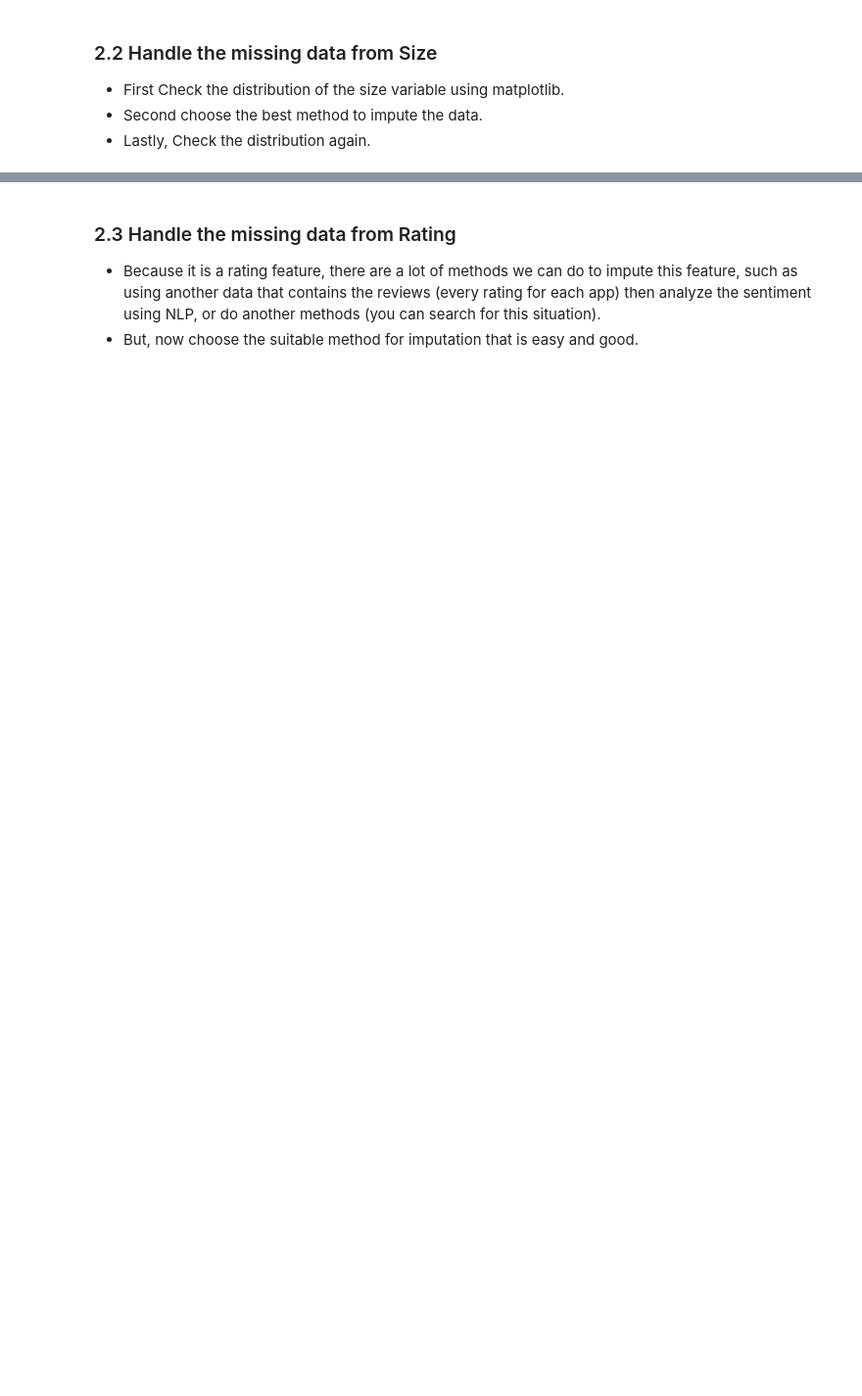
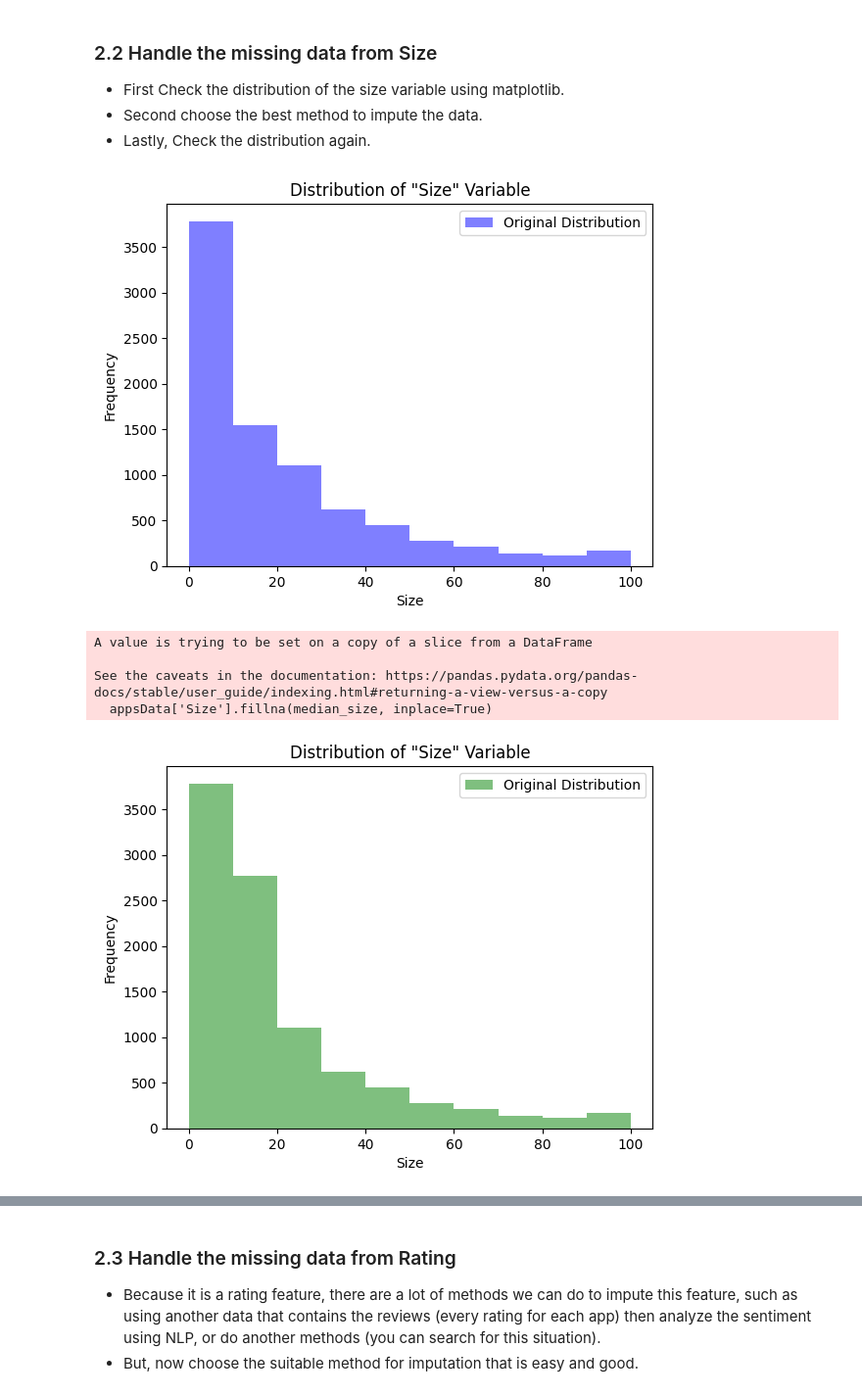
Before and after one commit to Tuwaiq-Data-Science-Bootcamp-V5/Matplotlib-Lab3, a Jupyter notebook: Matplotlib_Assignment3.ipynb, the cells around one changed output, grey strips where cells are left out. Shown at 98% size. Drawn from its saved outputs; the diff is of its cells as text; code cells hidden in the pictures; blank space fills up the shorter version.

```diff
--- a/Matplotlib_Assignment3.ipynb
+++ b/Matplotlib_Assignment3.ipynb
@@ -20,6 +20,9 @@ import matplotlib.pyplot as plt
 ### 1.2 Read the Apps Dataset
 # %%
 # Write your code here
+
+appsData = pd.read_csv("./datasets/apps.csv")
+#reviewsData = pd.read_csv("./datasets/user_reviews.csv")
 # %% [markdown]
 ### 1.3 Print the first five rows
 # %%
@@ -37,3 +41,7 @@ import matplotlib.pyplot as plt
 ### 1.4 Drop the Unnamed: 0 Column
 # %%
 # Write your code here
+
+appsData.drop('Unnamed: 0', axis=1, inplace=True)
+
+appsData
@@ -123,5 +190,8 @@ dtype: int64
 - If you want to impute them, it is ok.
 # %%
 # Write your code here
+
+
+appsData=appsData.dropna(subset=['Current Ver','Android Ver'])
 # %%
 # Output :-
@@ -148,5 +203,29 @@ dtype: int64
 - Lastly, Check the distribution again.
 # %%
 # Write your code here
+#Check distribution
+plt.hist(appsData['Size'].dropna(), bins=10, alpha=0.5, color='blue', label='Original Distribution')
+plt.xlabel('Size')
+plt.ylabel('Frequency')
+plt.legend(loc='upper right')
+plt.title('Distribution of "Size" Variable')
+plt.show()
+
+median_size = appsData['Size'].median()
+appsData['Size'].fillna(median_size, inplace=True)
+
+plt.hist(appsData['Size'], bins=10, alpha=0.5, color='green', label='Original Distribution')
+plt.xlabel('Size')
+plt.ylabel('Frequency')
+plt.legend(loc='upper right')
+plt.title('Distribution of "Size" Variable')
+plt.show()
+# %% [output]
+[figure, added]
+A value is trying to be set on a copy of a slice from a DataFrame
+
+See the caveats in the documentation: https://pandas.pydata.org/pandas-docs/stable/user_guide/indexing.html#returning-a-view-versus-a-copy
+  appsData['Size'].fillna(median_size, inplace=True)
+[figure, added]
 # %%
 # Output :-
```
Also changed, not shown: parts of 53 cells of this notebook.
